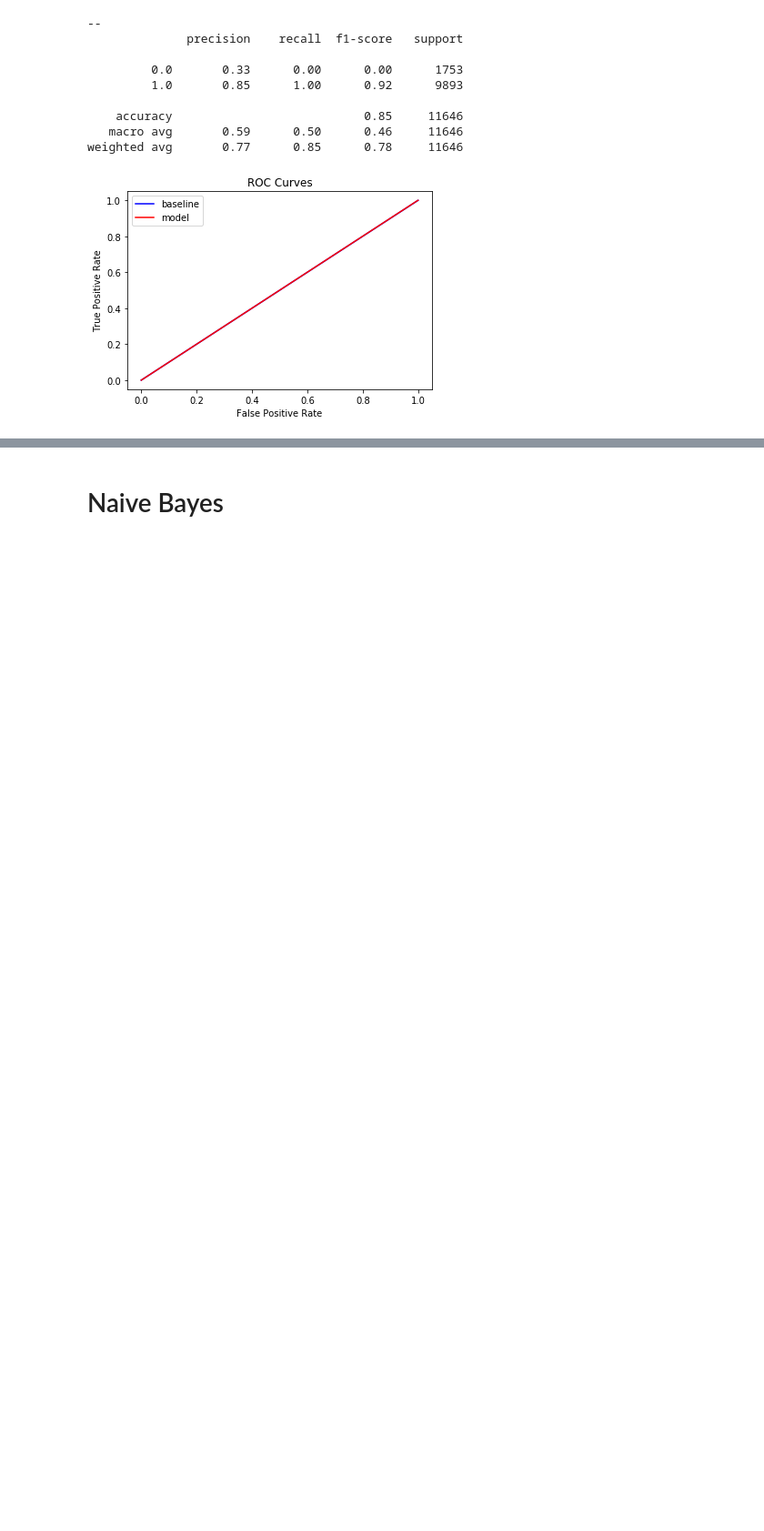
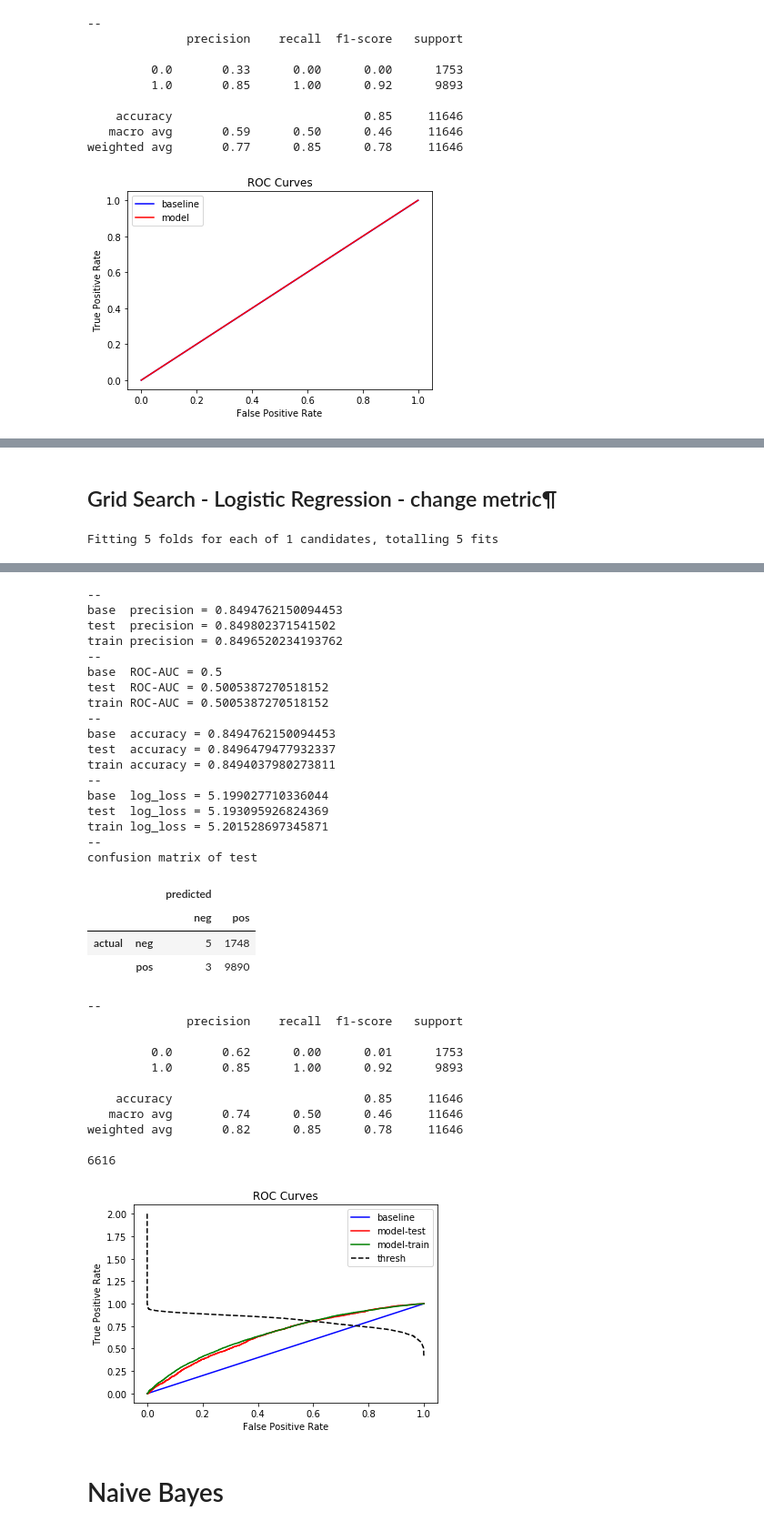
Before and after one commit to torben90/NF_Prj_LendingClub, a Jupyter notebook: sub_notebooks/Modeling_pass01.ipynb, the cells around one changed output, grey strips where cells are left out. Shown at 91% size. Saved outputs shown, nothing was run; the diff lists cells and outputs as text; code cells hidden in the pictures; blank space fills up the shorter version.

```diff
--- a/sub_notebooks/Modeling_pass01.ipynb
+++ b/sub_notebooks/Modeling_pass01.ipynb
@@ -107,3 +114,10 @@ def Model_Vali(m, X_train, X_test, y_train, y_test, thres=0.5):
+# %%
+def pr(y_true, y_pred):
+    return precision_score(y_true, y_pred)
+
+def special_fp(y_true, y_pred):
+    return confusion_matrix(y_true, y_pred)[1, 1] / \
+    (confusion_matrix(y_true, y_pred)[0, 1]*10000+confusion_matrix(y_true, y_pred)[1, 1])
 # %% [markdown]
 # Load Clean Data
 # %%
@@ -339,0 +373,17 @@ GSM.best_estimator_.get_params
+# %% [markdown]
+## Grid Search - Logistic Regression - change metric¶
+# %%
+mg_pipline=Pipeline([('pre',preprocess_pipeline), ('M',LogisticRegression())])
+
+param_grid = [
+    {'M__penalty' : ['l2'],
+     'M__C' : [0.033]}] #np.logspace(-4, 4, 20)
+
+GSM = model_selection.GridSearchCV(
+    mg_pipline, param_grid = param_grid, cv = 5, verbose=True, n_jobs=-1 ,scoring= make_scorer(special_fp))
+
+GSM.fit(X_train,y_train)
+
+Model_Vali(GSM, X_train, X_test, y_train, y_test)
+# %% [output]
+Fitting 5 folds for each of 1 candidates, totalling 5 fits
@@ -340,3 +392,37 @@ GSM.best_estimator_.get_params
+--
+base  precision = 0.8494762150094453
+test  precision = 0.849802371541502
+train precision = 0.8496520234193762
+--
+base  ROC-AUC = 0.5
+test  ROC-AUC = 0.5005387270518152
+train ROC-AUC = 0.5005387270518152
+--
+base  accuracy = 0.8494762150094453
+test  accuracy = 0.8496479477932337
+train accuracy = 0.8494037980273811
+--
+base  log_loss = 5.199027710336044
+test  log_loss = 5.193095926824369
+train log_loss = 5.201528697345871
+--
+confusion matrix of test
+|  |  | predicted |  |
+|  |  | neg | pos |
+| actual | neg | 5 | 1748 |
+|  | pos | 3 | 9890 |
+--
+              precision    recall  f1-score   support
+
+         0.0       0.62      0.00      0.01      1753
+         1.0       0.85      1.00      0.92      9893
+
+    accuracy                           0.85     11646
+   macro avg       0.74      0.50      0.46     11646
+weighted avg       0.82      0.85      0.78     11646
+
+6616
+[figure, added]
 # %% [markdown]
 # Naive Bayes
 # %%
```
Also changed, not shown: parts of 14 cells of this notebook, 2 other files.
